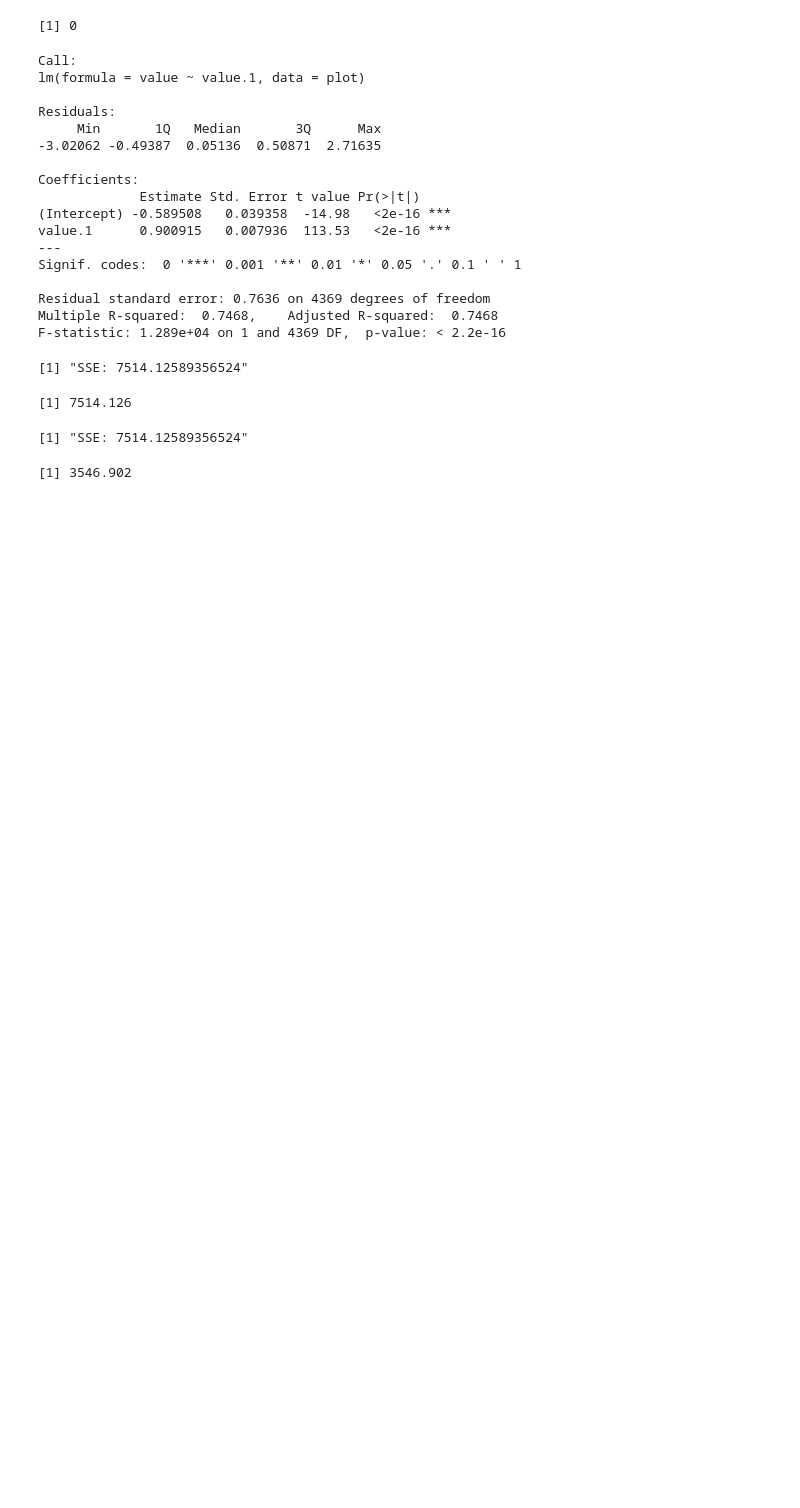
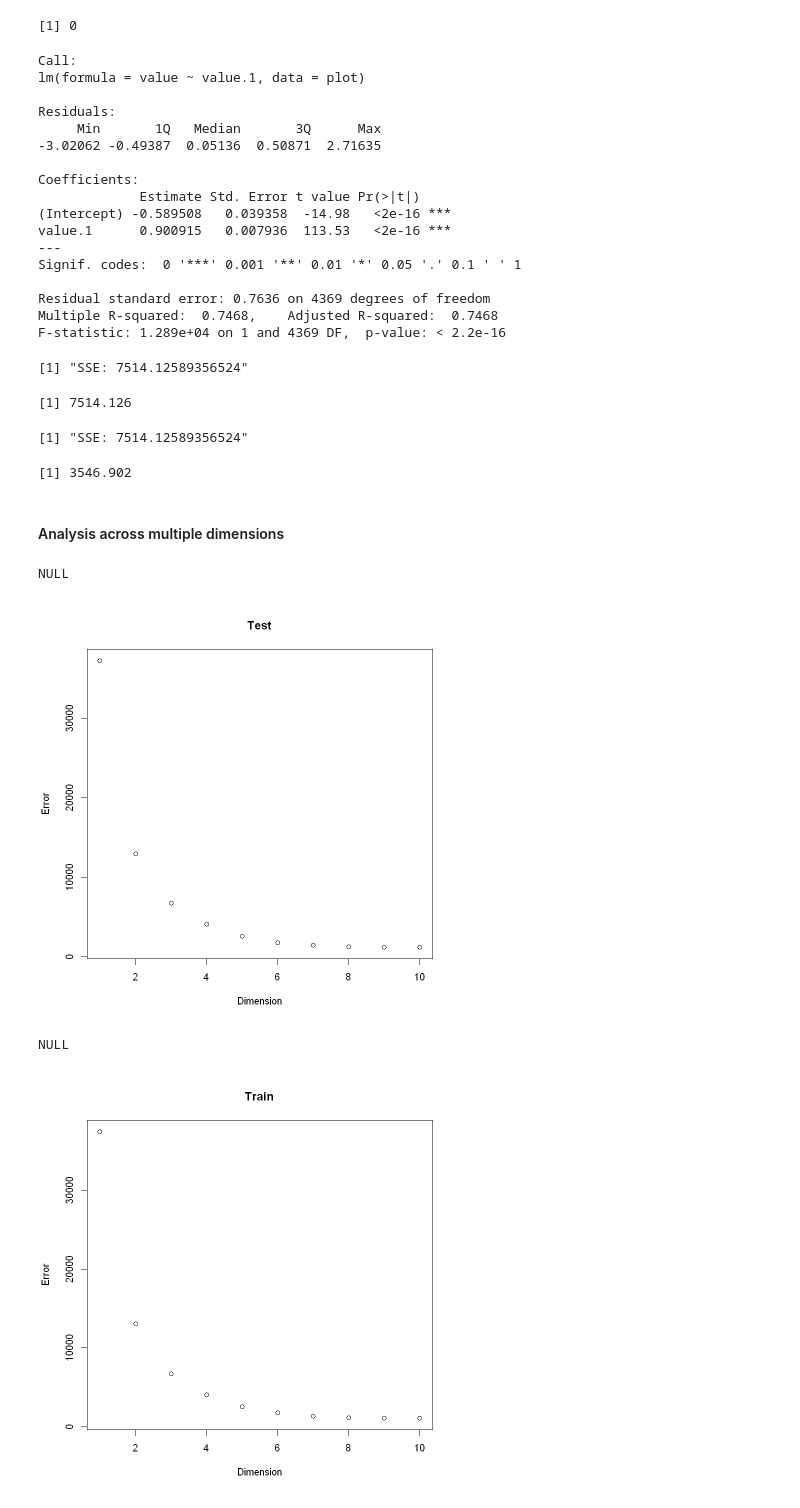
Before and after one commit to crstnn/MassiveDissimilarityJudgementReport, a Jupyter notebook: Preliminary Analysis.ipynb, the cells around one changed output. Cells and saved outputs as stored; diff of their text form; code cells hidden in the pictures; blank space fills up the shorter version.

```diff
--- a/Preliminary Analysis.ipynb
+++ b/Preliminary Analysis.ipynb
@@ -937,3 +979,37 @@ F-statistic: 1.289e+04 on 1 and 4369 DF,  p-value: < 2.2e-16
 [1] 7514.126
 [1] "SSE: 7514.12589356524"
 [1] 3546.902
+# %% [markdown]
+#### Analysis across multiple dimensions
+# %%
+# plot how e changes as dimensionality increases
+dim.e <- function(data, dims=10, groups=2, method='data'){
+    temp.data <- split.data(data, groups, method)
+
+    test.data <- temp.data[[length(temp.data)]]
+    test.data.avg <- group.avg.df(test.data, colourSetHEX)
+
+    train.data <- group.avg.df(temp.data[[1]],colourSetHEX)
+    train.data.mat <- matrix.df.fill(train.data, color.mat.df)
+
+    e_train_list <- vector()
+    e_test_list <- vector()
+    for(i in 1:dims){
+        train.mds <- cmdscale(data2dist(train.data.mat),k=i,eig=TRUE)
+        train.mds2df <- mds2df(train.mds)
+        e_test <- error_mds(test.data.avg,train.mds2df)
+        e_train <- error_mds(train.data,train.mds2df)
+        e_test_list[i] <- e_test
+        e_train_list[i] <- e_train
+    }
+    print(plot(e_test_list, xlab='Dimension',ylab='Error',main='Test'))
+    print(plot(e_train_list, xlab='Dimension',ylab='Error',main='Train'))
+    return(list(e_test_list,e_train_list))
+}
+# %%
+test <- dim.e(clean.data, dims=10, method='data')
+# %% [output]
+NULL
+[figure, added]
+NULL
+[figure, added]
```
Also changed, not shown: parts of 4 cells of this notebook.
